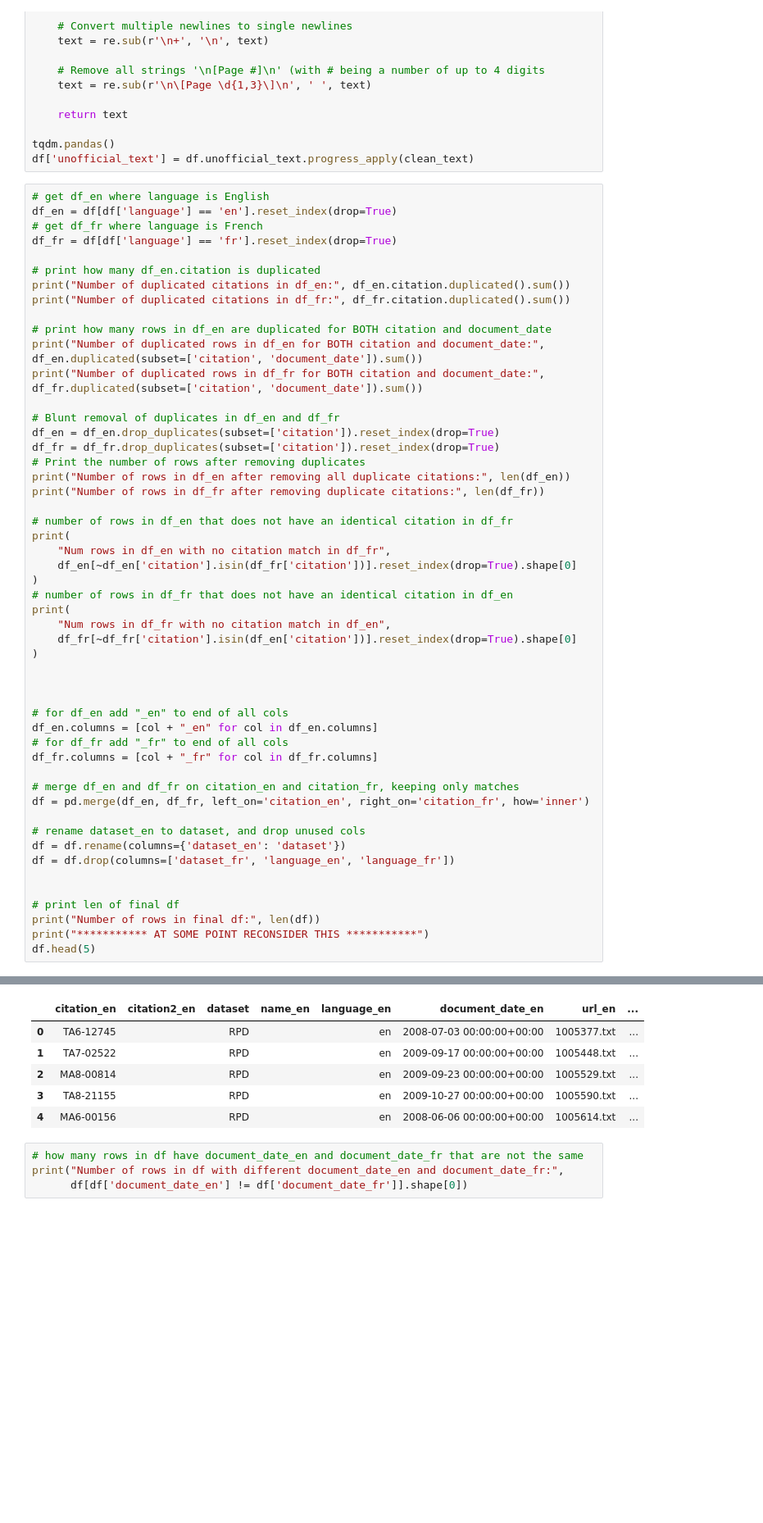
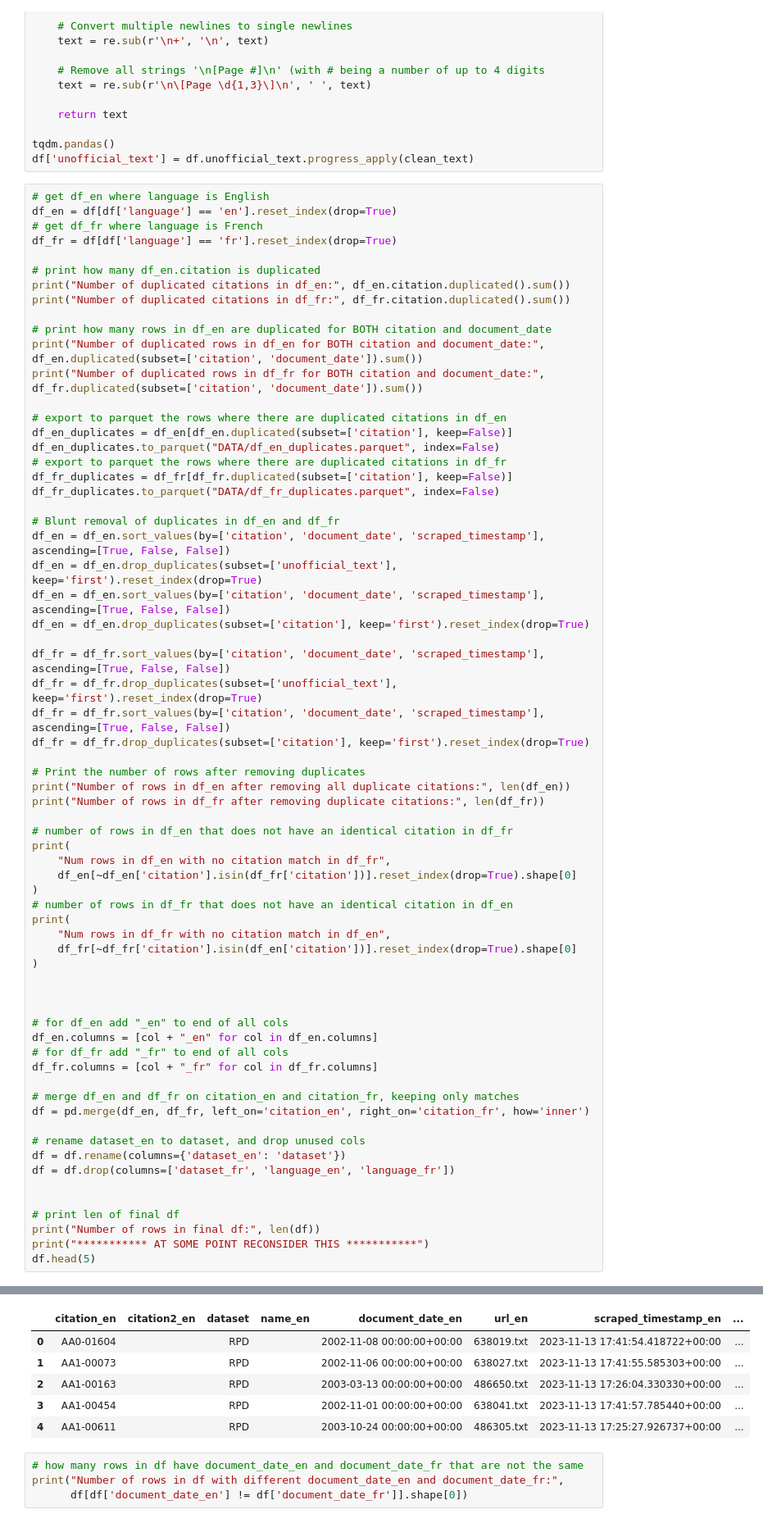
Before and after one commit to Refugee-Law-Lab/rpd_bulk_data, a Jupyter notebook: a2aj_parse_rpd_txt.ipynb, the cells around one changed output, grey strips where cells are left out. Shown at 82% size. Drawn from its saved outputs; the diff is of its cells as text; blank space fills up the shorter version.

```diff
--- a/a2aj_parse_rpd_txt.ipynb
+++ b/a2aj_parse_rpd_txt.ipynb
@@ -514,9 +596,24 @@ print("Number of duplicated citations in df_fr:", df_fr.citation.duplicated().su
 print("Number of duplicated rows in df_en for BOTH citation and document_date:", df_en.duplicated(subset=['citation', 'document_date']).sum())
 print("Number of duplicated rows in df_fr for BOTH citation and document_date:", df_fr.duplicated(subset=['citation', 'document_date']).sum())
 
+# export to parquet the rows where there are duplicated citations in df_en
+df_en_duplicates = df_en[df_en.duplicated(subset=['citation'], keep=False)]
+df_en_duplicates.to_parquet("DATA/df_en_duplicates.parquet", index=False)
+# export to parquet the rows where there are duplicated citations in df_fr
+df_fr_duplicates = df_fr[df_fr.duplicated(subset=['citation'], keep=False)]
+df_fr_duplicates.to_parquet("DATA/df_fr_duplicates.parquet", index=False)
+
 # Blunt removal of duplicates in df_en and df_fr
-df_en = df_en.drop_duplicates(subset=['citation']).reset_index(drop=True)
-df_fr = df_fr.drop_duplicates(subset=['citation']).reset_index(drop=True)
+df_en = df_en.sort_values(by=['citation', 'document_date', 'scraped_timestamp'], ascending=[True, False, False])
+df_en = df_en.drop_duplicates(subset=['unofficial_text'], keep='first').reset_index(drop=True)
+df_en = df_en.sort_values(by=['citation', 'document_date', 'scraped_timestamp'], ascending=[True, False, False])
+df_en = df_en.drop_duplicates(subset=['citation'], keep='first').reset_index(drop=True)
+
+df_fr = df_fr.sort_values(by=['citation', 'document_date', 'scraped_timestamp'], ascending=[True, False, False])
+df_fr = df_fr.drop_duplicates(subset=['unofficial_text'], keep='first').reset_index(drop=True)
+df_fr = df_fr.sort_values(by=['citation', 'document_date', 'scraped_timestamp'], ascending=[True, False, False])
+df_fr = df_fr.drop_duplicates(subset=['citation'], keep='first').reset_index(drop=True)
+
 # Print the number of rows after removing duplicates
 print("Number of rows in df_en after removing all duplicate citations:", len(df_en))
 print("Number of rows in df_fr after removing duplicate citations:", len(df_fr))
@@ -564,10 +661,10 @@ Number of rows in final df: 6519
 *********** AT SOME POINT RECONSIDER THIS ***********
-|  | citation_en | citation2_en | dataset | name_en | language_en | document_date_en | url_en | ... |
-| 0 | TA6-12745 |  | RPD |  | en | 2008-07-03 00:00:00+00:00 | 1005377.txt | ... |
-| 1 | TA7-02522 |  | RPD |  | en | 2009-09-17 00:00:00+00:00 | 1005448.txt | ... |
-| 2 | MA8-00814 |  | RPD |  | en | 2009-09-23 00:00:00+00:00 | 1005529.txt | ... |
-| 3 | TA8-21155 |  | RPD |  | en | 2009-10-27 00:00:00+00:00 | 1005590.txt | ... |
-| 4 | MA6-00156 |  | RPD |  | en | 2008-06-06 00:00:00+00:00 | 1005614.txt | ... |
+|  | citation_en | citation2_en | dataset | name_en | document_date_en | url_en | scraped_timestamp_en | ... |
+| 0 | AA0-01604 |  | RPD |  | 2002-11-08 00:00:00+00:00 | 638019.txt | 2023-11-13 17:41:54.418722+00:00 | ... |
+| 1 | AA1-00073 |  | RPD |  | 2002-11-06 00:00:00+00:00 | 638027.txt | 2023-11-13 17:41:55.585303+00:00 | ... |
+| 2 | AA1-00163 |  | RPD |  | 2003-03-13 00:00:00+00:00 | 486650.txt | 2023-11-13 17:26:04.330330+00:00 | ... |
+| 3 | AA1-00454 |  | RPD |  | 2002-11-01 00:00:00+00:00 | 638041.txt | 2023-11-13 17:41:57.785440+00:00 | ... |
+| 4 | AA1-00611 |  | RPD |  | 2003-10-24 00:00:00+00:00 | 486305.txt | 2023-11-13 17:25:27.926737+00:00 | ... |
 # %%
 # how many rows in df have document_date_en and document_date_fr that are not the same
 print("Number of rows in df with different document_date_en and document_date_fr:",
```
Also changed, not shown: parts of 21 cells of this notebook, 1 other file.
